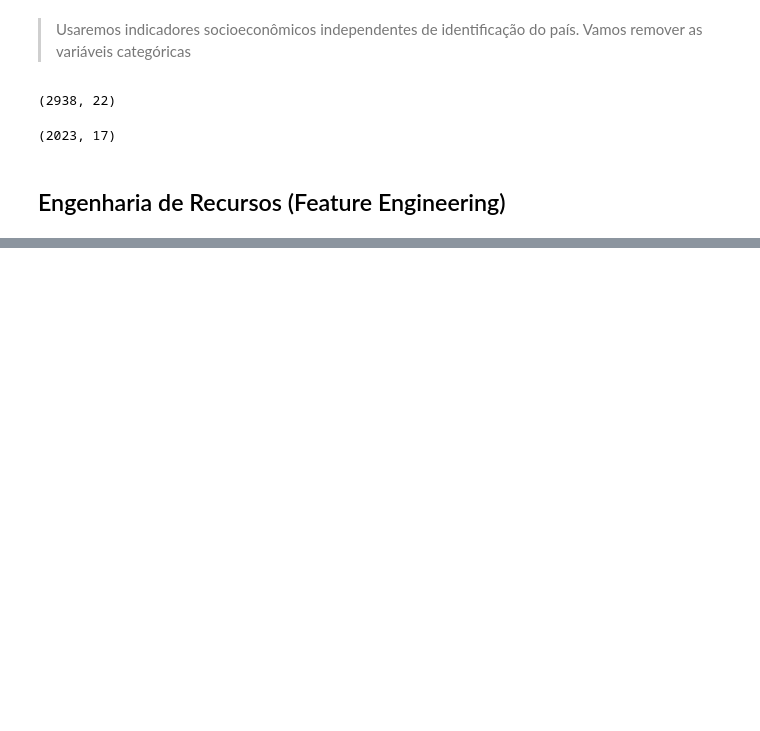
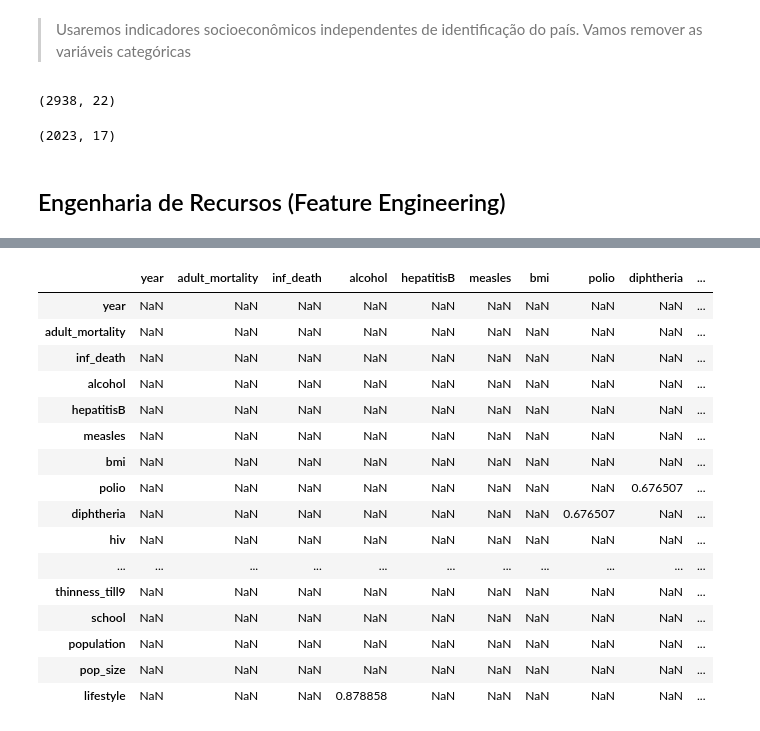
Before and after one commit to anandasouza/Modelagem_estatistica_em_indicadores_socioeconomicos, a Jupyter notebook: projetoestatistica.ipynb, the cells around one changed output, grey strips where cells are left out. Cells and saved outputs as stored; diff of their text form; code cells hidden in the pictures; blank space fills up the shorter version.

```diff
--- a/projetoestatistica.ipynb
+++ b/projetoestatistica.ipynb
@@ -448,0 +653,33 @@ novo_df.shape
+# %%
+# Filtrando a matriz de correlação
+#Vou olhar agora as variáveis preditoras
+#Se a correlação for maior que 0.65 ou menor que 0.65 eu vou olhar para esses valores
+#Vou descartar os valores iguais a 1000 pois elas tem relação com elas mesmas
+#Onde tem NaN significa que não atendeu meu critério
+#Onde tem número tem uma forte relação de multicolinearidade
+#0.65 é uma marca de corte, ou seja, tem uma alta correlação, esse valor você que olha
+#Vou analisar a correlação entre as variáveis preditoras e Vou ter que deletar a variável que tem multicolinearidade (alta correlação entre variáveis que não são alvo)
+#Vou manter no meu banco de dados a variável que tem maior correlação com a variável alvo
+dfCorr = novo_df.corr()
+df_filtro_2 = dfCorr[((dfCorr >= 0.65) | (dfCorr <= -0.65)) & (dfCorr != 1.000)]
+df_filtro_2 = df_filtro_2.drop('life_expectancy', axis=1)
+df_filtro_2 = df_filtro_2.drop('life_expectancy', axis=0)
+df_filtro_2
+# %% [output]
+|  | year | adult_mortality | inf_death | alcohol | hepatitisB | measles | bmi | polio | diphtheria | ... |
+| year | NaN | NaN | NaN | NaN | NaN | NaN | NaN | NaN | NaN | ... |
+| adult_mortality | NaN | NaN | NaN | NaN | NaN | NaN | NaN | NaN | NaN | ... |
+| inf_death | NaN | NaN | NaN | NaN | NaN | NaN | NaN | NaN | NaN | ... |
+| alcohol | NaN | NaN | NaN | NaN | NaN | NaN | NaN | NaN | NaN | ... |
+| hepatitisB | NaN | NaN | NaN | NaN | NaN | NaN | NaN | NaN | NaN | ... |
+| measles | NaN | NaN | NaN | NaN | NaN | NaN | NaN | NaN | NaN | ... |
+| bmi | NaN | NaN | NaN | NaN | NaN | NaN | NaN | NaN | NaN | ... |
+| polio | NaN | NaN | NaN | NaN | NaN | NaN | NaN | NaN | 0.676507 | ... |
+| diphtheria | NaN | NaN | NaN | NaN | NaN | NaN | NaN | 0.676507 | NaN | ... |
+| hiv | NaN | NaN | NaN | NaN | NaN | NaN | NaN | NaN | NaN | ... |
+| ... | ... | ... | ... | ... | ... | ... | ... | ... | ... | ... |
+| thinness_till9 | NaN | NaN | NaN | NaN | NaN | NaN | NaN | NaN | NaN | ... |
+| school | NaN | NaN | NaN | NaN | NaN | NaN | NaN | NaN | NaN | ... |
+| population | NaN | NaN | NaN | NaN | NaN | NaN | NaN | NaN | NaN | ... |
+| pop_size | NaN | NaN | NaN | NaN | NaN | NaN | NaN | NaN | NaN | ... |
+| lifestyle | NaN | NaN | NaN | 0.878858 | NaN | NaN | NaN | NaN | NaN | ... |
```
Also changed, not shown: parts of 29 cells of this notebook.
